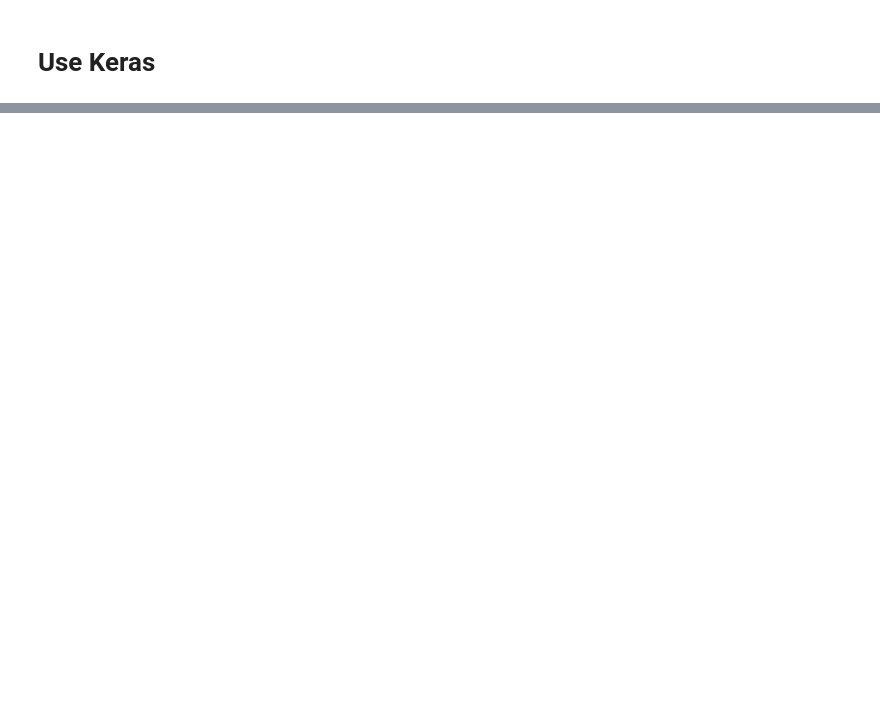
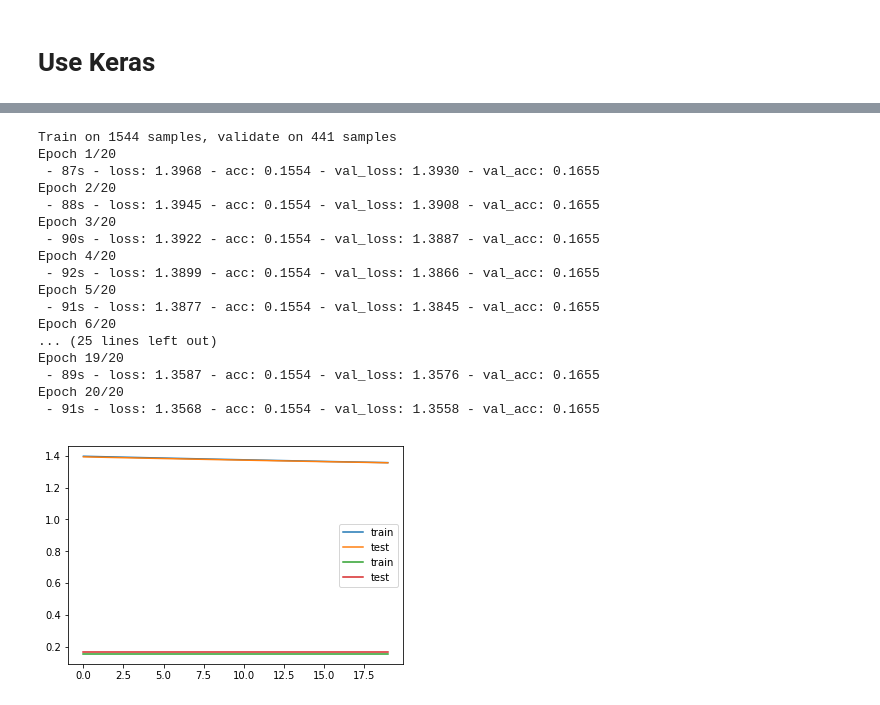
Before and after one commit to MMAITeamDufferin/excel-together, a Jupyter notebook: DLProject_Models_Keras_Daiyi.ipynb, the cells around one changed output, grey strips where cells are left out. Saved outputs shown, nothing was run; the diff lists cells and outputs as text; code cells hidden in the pictures; blank space fills up the shorter version.

```diff
--- a/DLProject_Models_Keras_Daiyi.ipynb
+++ b/DLProject_Models_Keras_Daiyi.ipynb
@@ -253,0 +184,32 @@ model_3.save('DD_model_3.h5')
+# %%
+# create and fit model 2
+# LSTM RNN with Sgd optimizer
+model_02 = Sequential()
+model_02 .add(LSTM(4))
+model_02 .add(Dense(y_train.shape[1]))
+model_02 .add(Activation('softmax'))
+model_02 .compile(loss='categorical_crossentropy', optimizer='sgd',metrics=['accuracy'])
+# %%
+#fit model
+#evaluation for the baseline model validation dataset
+history_02 = model_02.fit(X_train, y_train, epochs=20, batch_size=len(X_train),
+                          validation_data=(X_val, y_val), verbose=2, shuffle=False)
+# %% [output]
+Train on 1544 samples, validate on 441 samples
+Epoch 1/20
+ - 87s - loss: 1.3968 - acc: 0.1554 - val_loss: 1.3930 - val_acc: 0.1655
+Epoch 2/20
+ - 88s - loss: 1.3945 - acc: 0.1554 - val_loss: 1.3908 - val_acc: 0.1655
+Epoch 3/20
+ - 90s - loss: 1.3922 - acc: 0.1554 - val_loss: 1.3887 - val_acc: 0.1655
+Epoch 4/20
+ - 92s - loss: 1.3899 - acc: 0.1554 - val_loss: 1.3866 - val_acc: 0.1655
+Epoch 5/20
+ - 91s - loss: 1.3877 - acc: 0.1554 - val_loss: 1.3845 - val_acc: 0.1655
+Epoch 6/20
+... (25 lines left out)
+Epoch 19/20
+ - 89s - loss: 1.3587 - acc: 0.1554 - val_loss: 1.3576 - val_acc: 0.1655
+Epoch 20/20
+ - 91s - loss: 1.3568 - acc: 0.1554 - val_loss: 1.3558 - val_acc: 0.1655
+[figure, added]
```
Also changed, not shown: parts of 46 cells of this notebook.
